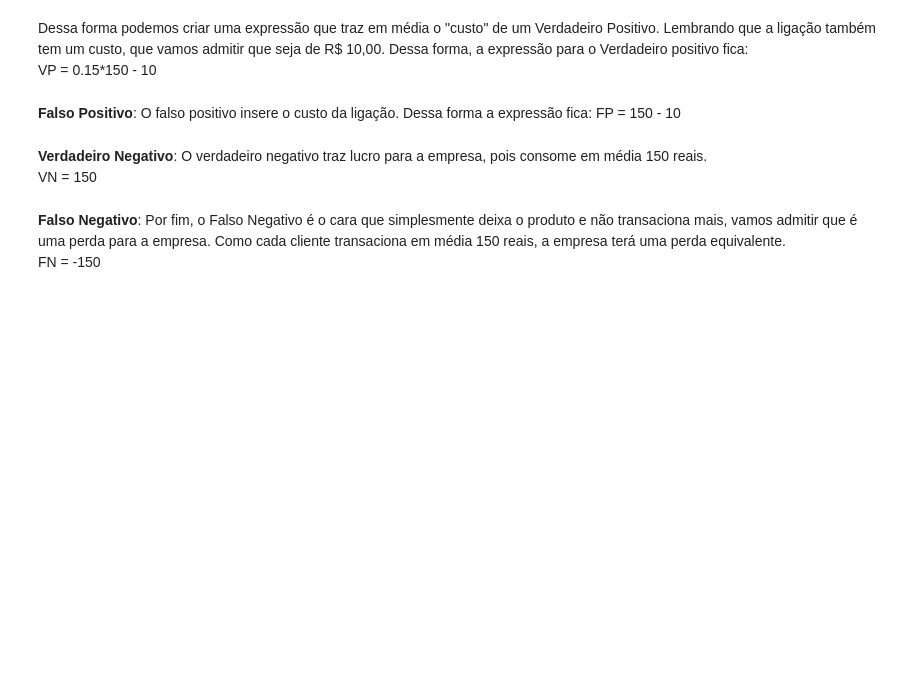
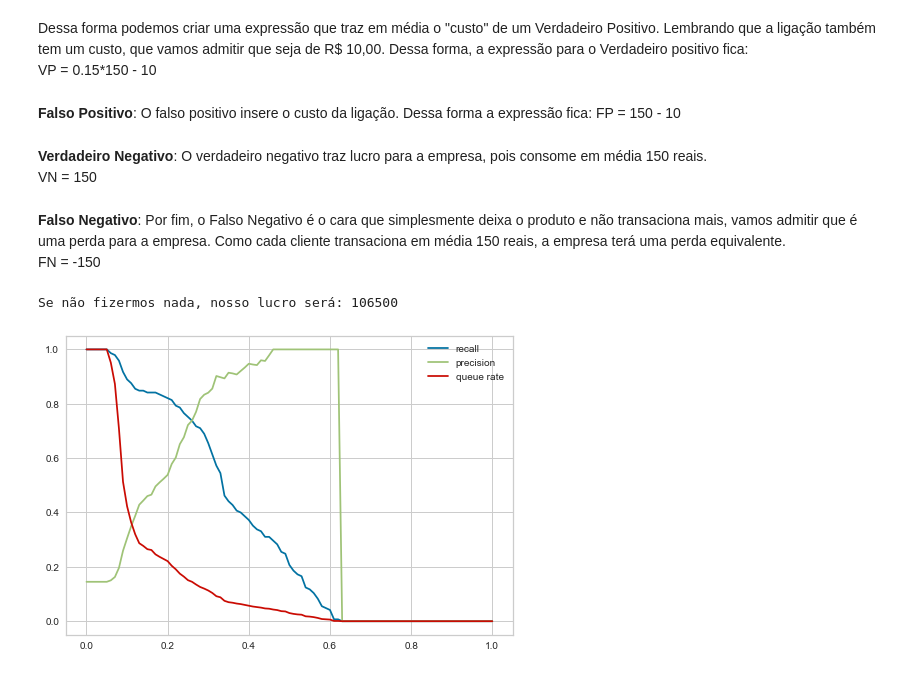
Before and after one commit to brondevitor/Python_Jorney, a Jupyter notebook: Classificação/Classificação II.ipynb, the cells around one changed output. Drawn from its saved outputs; the diff is of its cells as text; code cells hidden in the pictures; blank space fills up the shorter version.

```diff
--- a/Classificação/Classificação II.ipynb
+++ b/Classificação/Classificação II.ipynb
@@ -117,3 +229,37 @@ VN = 150
 **Falso Negativo**: Por fim, o Falso Negativo é o cara que simplesmente deixa o produto e não transaciona mais, vamos admitir que é uma perda para a empresa. Como cada cliente transaciona em média 150 reais, a empresa terá uma perda equivalente.
 <br>
 FN = -150
+# %%
+tp_value = 0.15*150 - 10
+fp_value = 140
+tn_value = 150
+fn_value = -150
+# %%
+uniform_thresholds = np.linspace(0, 1, 101)
+profit_thresholds = []
+recall_scores = []
+precision_scores = []
+queue_rates = []
+# %%
+for thresh in uniform_thresholds:
+    decision = model_rf.predict_proba(X_test)[:,1]>=thresh
+
+    tn, fp, fn, tp = confusion_matrix(y_test, model_rf.predict_proba(X_test)[:,1]>=thresh).ravel()
+    profit = tn*tn_value + tp*tp_value + fn*fn_value + fp*fp_value
+    profit_thresholds.append(profit)
+    recall_scores.append(recall_score(y_test, decision))
+    precision_scores.append(precision_score(y_test, decision))
+    queue_rates.append(decision.sum()/len(y_test))
+# %%
+print(f'Se não fizermos nada, nosso lucro será: {(len(y_test)-y_test.sum())*150 - (y_test.sum())*150}')
+# %% [output]
+Se não fizermos nada, nosso lucro será: 106500
+# %%
+#plt.plot(uniform_thresholds, profit_thresholds, label='profit')
+plt.plot(uniform_thresholds, recall_scores, label='recall')
+plt.plot(uniform_thresholds, precision_scores, label='precision')
+plt.plot(uniform_thresholds, queue_rates, label='queue rate')
+plt.legend()
+plt.show()
+# %% [output]
+[figure, added]
```
Also changed, not shown: parts of 20 cells of this notebook.
